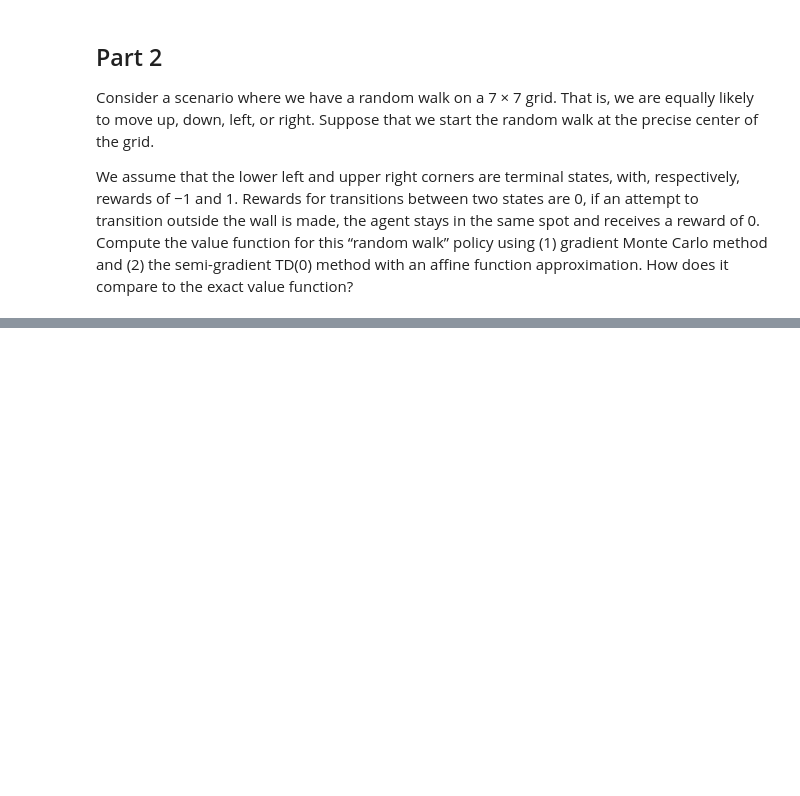
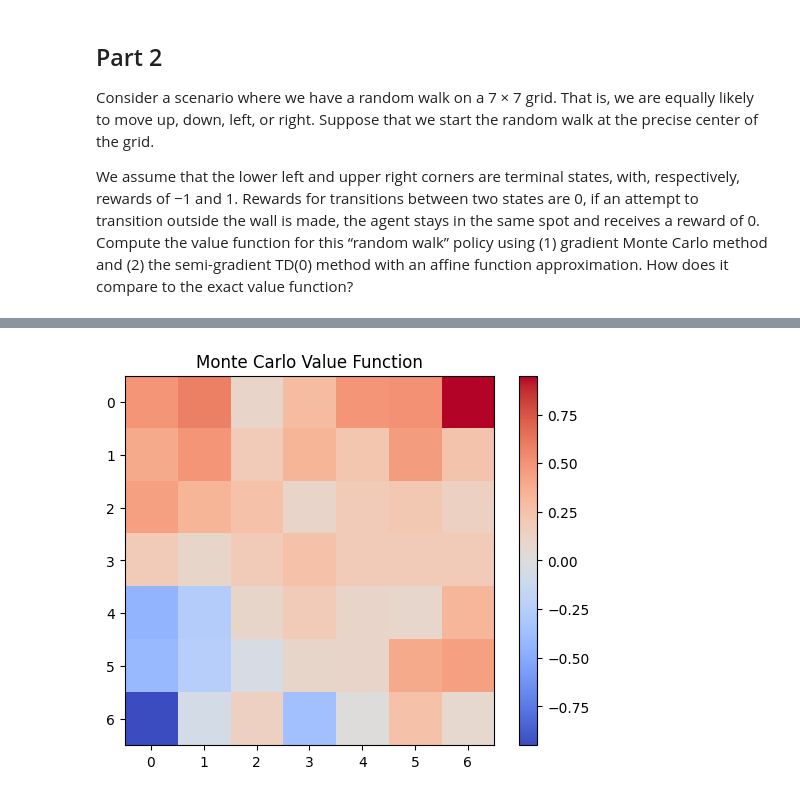
Before and after one commit to Mausoleoo/SARSA_Q-Learning, a Jupyter notebook: Third Project.ipynb, the cells around one changed output, grey strips where cells are left out. Cells and saved outputs as stored; diff of their text form; code cells hidden in the pictures; blank space fills up the shorter version.

Commit message:
Gradient Monte Carlo

```diff
--- a/Third Project.ipynb
+++ b/Third Project.ipynb
@@ -170,0 +179,10 @@ We assume that the lower left and upper right corners are terminal states, with,
+# %%
+Grid_size_2 = 7
+
+Alpha = 0.1
+
+Gamma = 0.95
+
+step = [[-1,0],[1,0],[0,-1],[0,1]] #Up #Down #Left #Right
+step_c = ["Up", "Down", "Left", "Right"]
+Q_MC = np.zeros((Grid_size_2,Grid_size_2))
@@ -170,0 +248,7 @@ We assume that the lower left and upper right corners are terminal states, with,
+# %%
+plt.imshow(Q_MC, cmap='coolwarm')
+plt.colorbar()  # Show color scale
+plt.title('Monte Carlo Value Function')
+plt.show()
+# %% [output]
+[figure, added]
```
Also changed, not shown: parts of 9 cells of this notebook.
